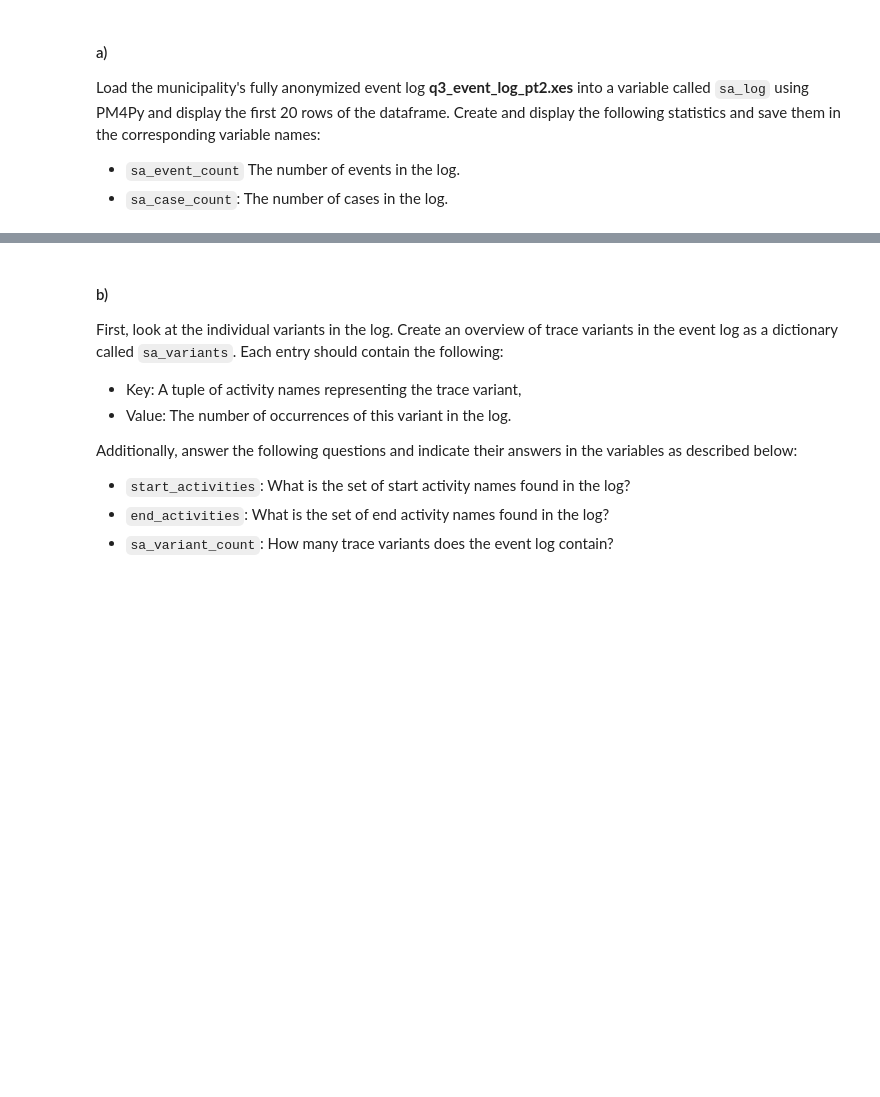
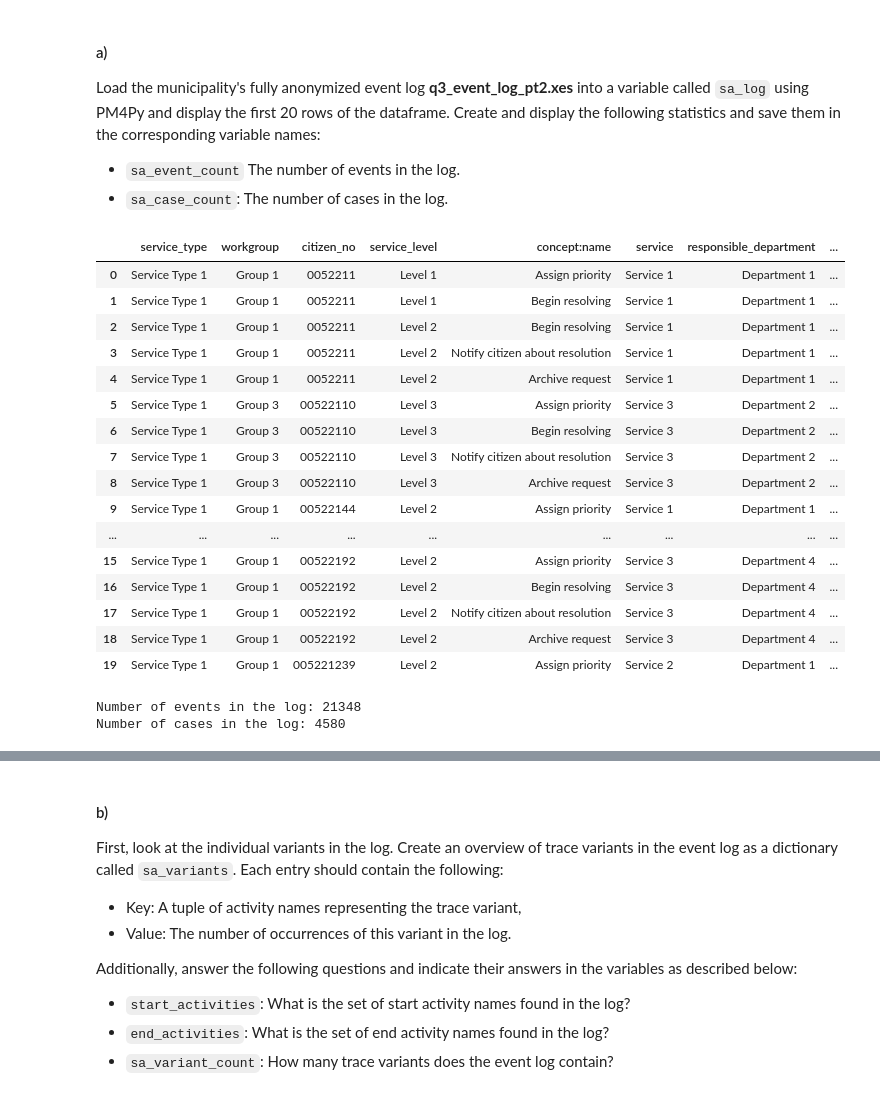
Before and after one commit to sillyduckyluck/IDS_part_2, a Jupyter notebook: Part_2/Q3_Process_Mining.ipynb, the cells around one changed output, grey strips where cells are left out. Drawn from its saved outputs; the diff is of its cells as text; code cells hidden in the pictures; blank space fills up the shorter version.

Commit message:
started citizenry question

```diff
--- a/Part_2/Q3_Process_Mining.ipynb
+++ b/Part_2/Q3_Process_Mining.ipynb
@@ -216,4 +228,35 @@ Create and display the following statistics and save them in the corresponding v
 * `sa_event_count` The number of events in the log.
 * `sa_case_count`: The number of cases in the log.
 # %%
-# YOUR CODE HERE
+#Load event log
+sa_log = pm4py.objects.log.importer.xes.importer.apply("./datasets/q3_event_log_pt2.xes")
+
+sa_log_df = pm4py.convert_to_dataframe(sa_log)
+
+display(sa_log_df.head(20))
+
+sa_event_count = len(sa_log_df)
+print("Number of events in the log:", sa_event_count)
+
+sa_case_count = len(sa_log_df.groupby("case:concept:name"))
+print("Number of cases in the log:", sa_case_count)
+# %% [output]
+|  | service_type | workgroup | citizen_no | service_level | concept:name | service | responsible_department | ... |
+| 0 | Service Type 1 | Group 1 | 0052211 | Level 1 | Assign priority | Service 1 | Department 1 | ... |
+| 1 | Service Type 1 | Group 1 | 0052211 | Level 1 | Begin resolving | Service 1 | Department 1 | ... |
+| 2 | Service Type 1 | Group 1 | 0052211 | Level 2 | Begin resolving | Service 1 | Department 1 | ... |
+| 3 | Service Type 1 | Group 1 | 0052211 | Level 2 | Notify citizen about resolution | Service 1 | Department 1 | ... |
+| 4 | Service Type 1 | Group 1 | 0052211 | Level 2 | Archive request | Service 1 | Department 1 | ... |
+| 5 | Service Type 1 | Group 3 | 00522110 | Level 3 | Assign priority | Service 3 | Department 2 | ... |
+| 6 | Service Type 1 | Group 3 | 00522110 | Level 3 | Begin resolving | Service 3 | Department 2 | ... |
+| 7 | Service Type 1 | Group 3 | 00522110 | Level 3 | Notify citizen about resolution | Service 3 | Department 2 | ... |
+| 8 | Service Type 1 | Group 3 | 00522110 | Level 3 | Archive request | Service 3 | Department 2 | ... |
+| 9 | Service Type 1 | Group 1 | 00522144 | Level 2 | Assign priority | Service 1 | Department 1 | ... |
+| ... | ... | ... | ... | ... | ... | ... | ... | ... |
+| 15 | Service Type 1 | Group 1 | 00522192 | Level 2 | Assign priority | Service 3 | Department 4 | ... |
+| 16 | Service Type 1 | Group 1 | 00522192 | Level 2 | Begin resolving | Service 3 | Department 4 | ... |
+| 17 | Service Type 1 | Group 1 | 00522192 | Level 2 | Notify citizen about resolution | Service 3 | Department 4 | ... |
+| 18 | Service Type 1 | Group 1 | 00522192 | Level 2 | Archive request | Service 3 | Department 4 | ... |
+| 19 | Service Type 1 | Group 1 | 005221239 | Level 2 | Assign priority | Service 2 | Department 1 | ... |
+Number of events in the log: 21348
+Number of cases in the log: 4580
```
Also changed, not shown: parts of 5 cells of this notebook.
